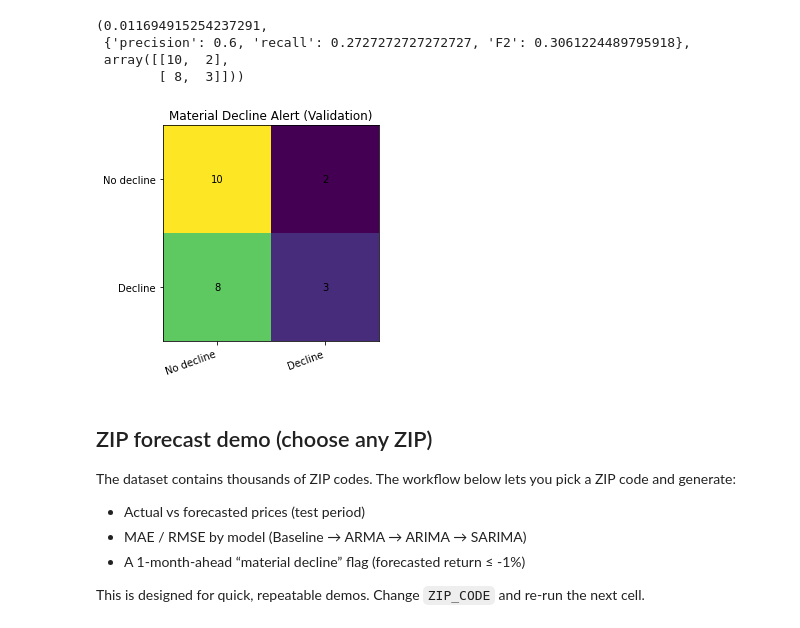
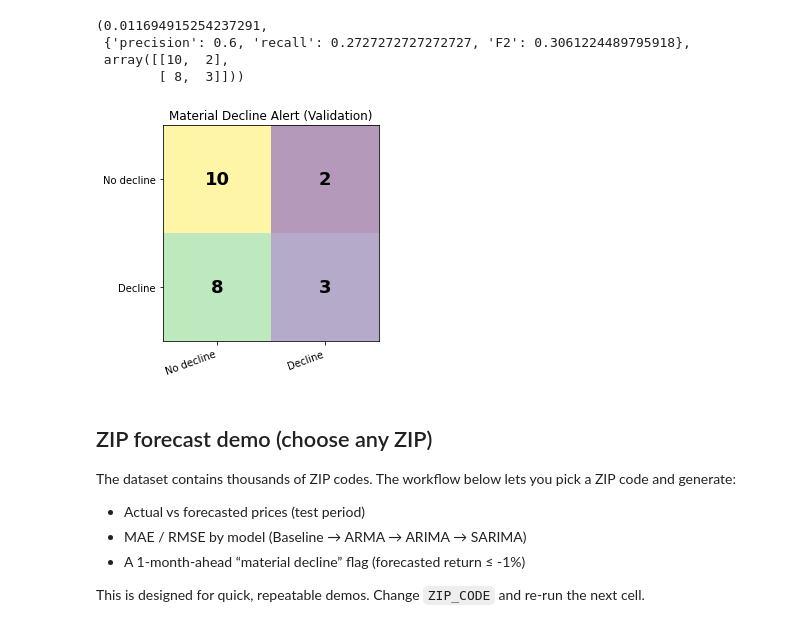
Before and after one commit to rahroy82/home_price_forecast, a Jupyter notebook: notebook.ipynb, the cells around one changed output. Cells and saved outputs as stored; diff of their text form; code cells hidden in the pictures.

```diff
--- a/notebook.ipynb
+++ b/notebook.ipynb
@@ -514,16 +514,18 @@ best_thr, {"precision": precision, "recall": recall, "F2": best_f2}, cm
         [ 8,  3]]))
 # %%
 plt.figure(figsize=(5,4))
-plt.imshow(cm)
+plt.imshow(cm, alpha=0.4)
 plt.title("Material Decline Alert (Validation)")
 plt.xticks([0,1],["No decline","Decline"], rotation=20, ha="right")
 plt.yticks([0,1],["No decline","Decline"])
 for (i,j), v in np.ndenumerate(cm):
-    plt.text(j,i,str(v),ha="center",va="center")
+    plt.text(j,i,str(v),
+             ha="center",va="center",
+            fontsize=18, fontweight="bold")
 plt.tight_layout()
 plt.show()
 # %% [output]
-[figure, old version]
+[figure, new version]
 # %% [markdown]
 ## ZIP forecast demo (choose any ZIP)
 
```
Also changed, not shown: parts of 1 cell of this notebook, 4 other files.
